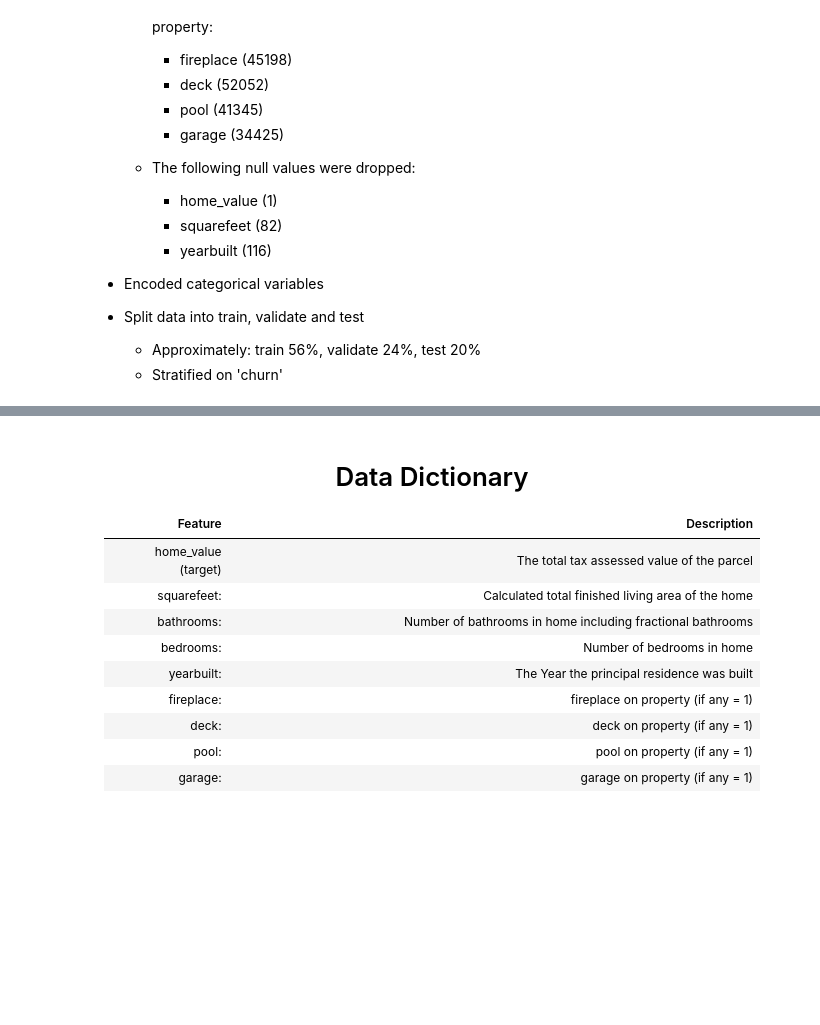
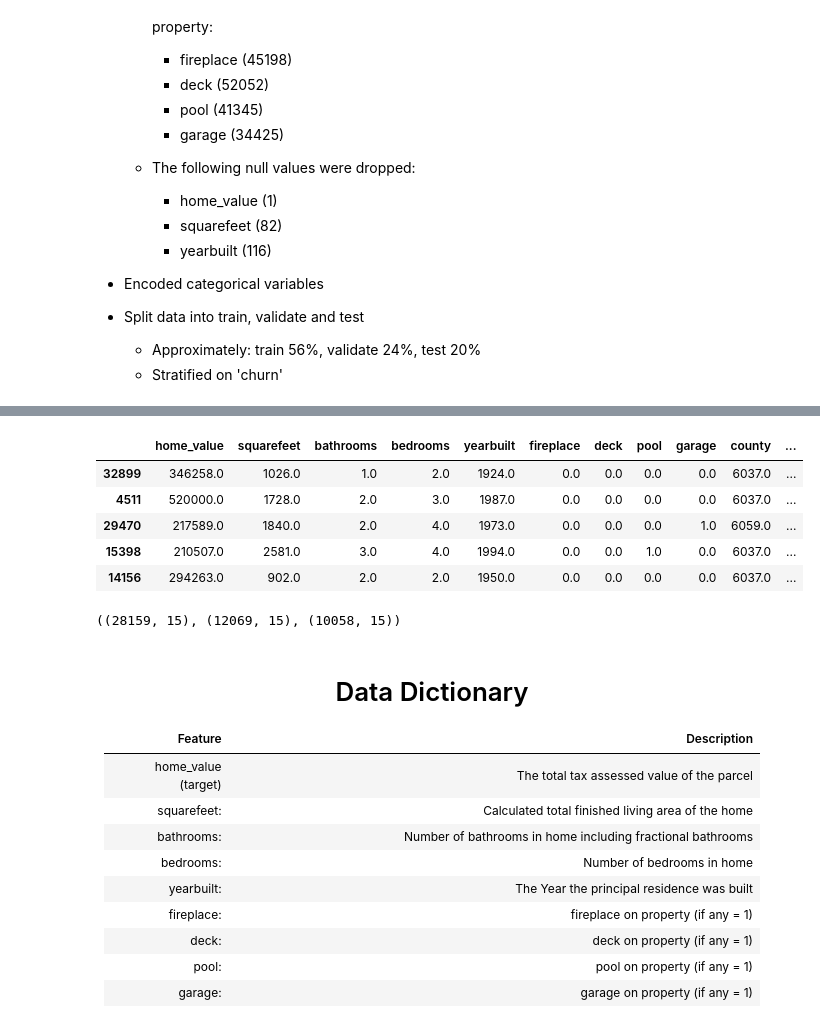
Before and after one commit to Yvette-Ibarra/regression-project, a Jupyter notebook: 3rd_Working_notebook_zillow.ipynb, the cells around one changed output, grey strips where cells are left out. Cells and saved outputs as stored; diff of their text form; code cells hidden in the pictures; blank space fills up the shorter version.

```diff
--- a/3rd_Working_notebook_zillow.ipynb
+++ b/3rd_Working_notebook_zillow.ipynb
@@ -245,3 +199,16 @@ prepare actions:
+# %%
+train.head()
+# %% [output]
+|  | home_value | squarefeet | bathrooms | bedrooms | yearbuilt | fireplace | deck | pool | garage | county | ... |
+| 32899 | 346258.0 | 1026.0 | 1.0 | 2.0 | 1924.0 | 0.0 | 0.0 | 0.0 | 0.0 | 6037.0 | ... |
+| 4511 | 520000.0 | 1728.0 | 2.0 | 3.0 | 1987.0 | 0.0 | 0.0 | 0.0 | 0.0 | 6037.0 | ... |
+| 29470 | 217589.0 | 1840.0 | 2.0 | 4.0 | 1973.0 | 0.0 | 0.0 | 0.0 | 1.0 | 6059.0 | ... |
+| 15398 | 210507.0 | 2581.0 | 3.0 | 4.0 | 1994.0 | 0.0 | 0.0 | 1.0 | 0.0 | 6037.0 | ... |
+| 14156 | 294263.0 | 902.0 | 2.0 | 2.0 | 1950.0 | 0.0 | 0.0 | 0.0 | 0.0 | 6037.0 | ... |
+# %%
+train.shape, validate.shape, test.shape
+# %% [output]
+((28159, 15), (12069, 15), (10058, 15))
 # %% [markdown]
 ###                                                        <h1><center>Data Dictionary</center></h1>
 
```
Also changed, not shown: parts of 66 cells of this notebook.
